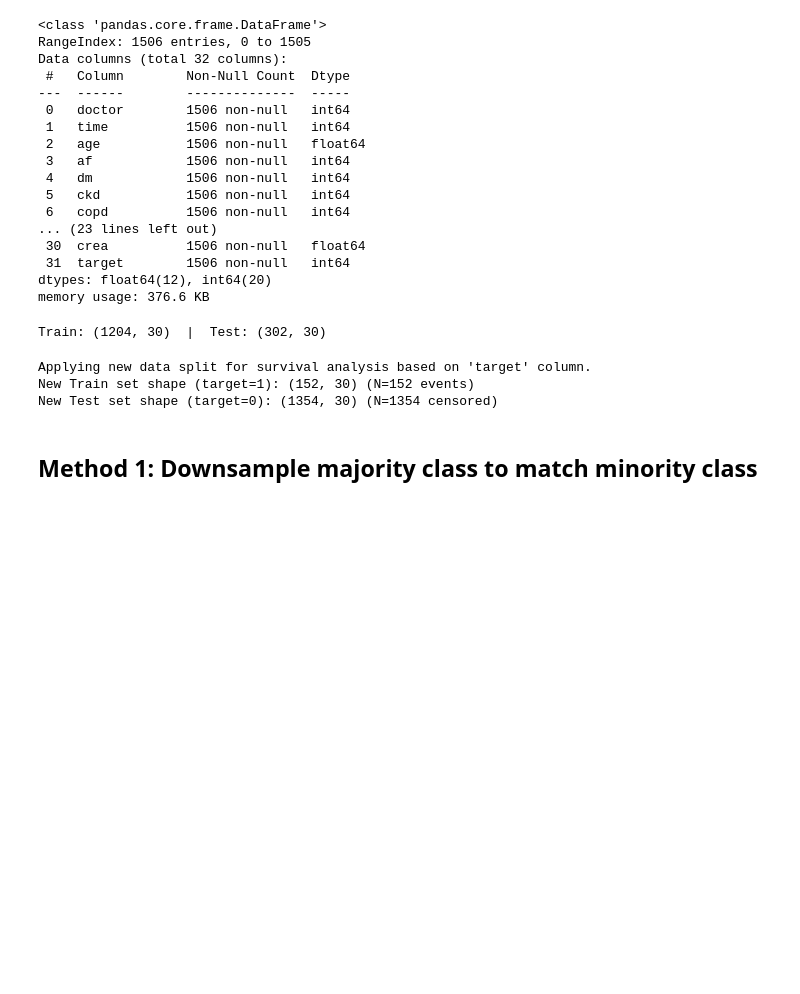
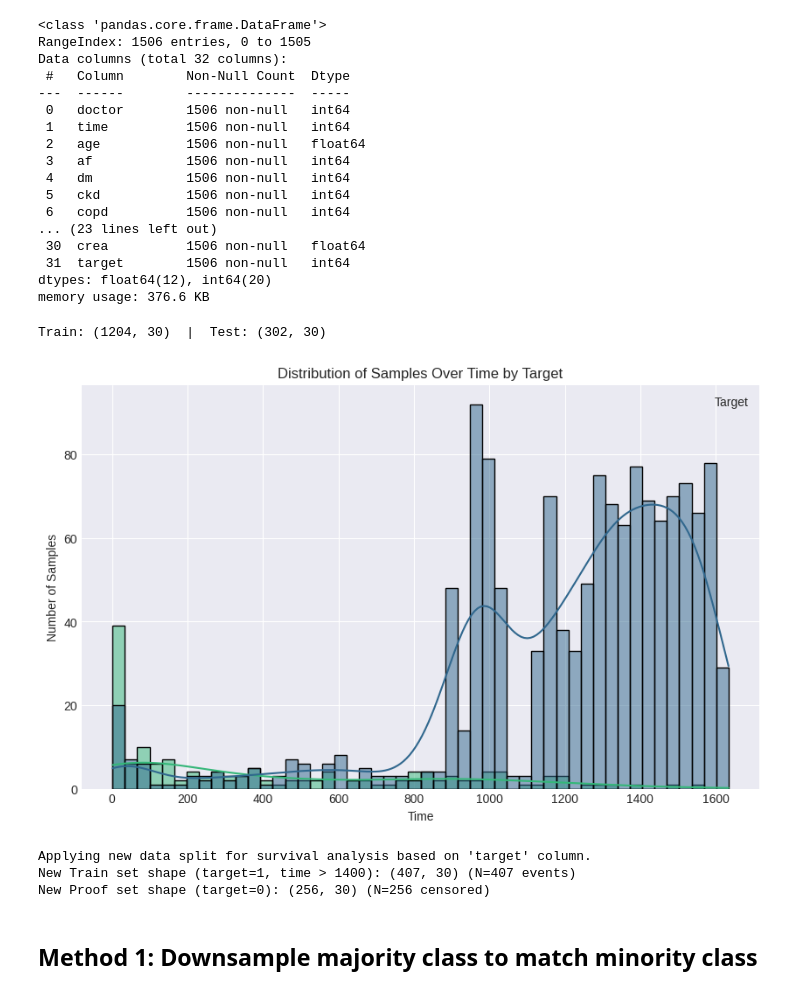
Before and after one commit to D2718281828nis/BioMedAI-Heart-Desease-LifeTime-Forecast, a Jupyter notebook: Survival-function-analysys.ipynb, the cells around one changed output. Drawn from its saved outputs; the diff is of its cells as text; code cells hidden in the pictures; blank space fills up the shorter version.

```diff
--- a/Survival-function-analysys.ipynb
+++ b/Survival-function-analysys.ipynb
@@ -98,16 +98,28 @@ X_test_sc  = scaler.transform(X_test)
 print(f"Train: {X_train.shape}  |  Test: {X_test.shape}")
 # %% [output]
 Train: (1204, 30)  |  Test: (302, 30)
+# %%
+plt.figure(figsize=(10, 6))
+sns.histplot(data=df_raw, x='time', hue='target', kde=True, palette='viridis', bins=50)
+plt.title('Distribution of Samples Over Time by Target')
+plt.xlabel('Time')
+plt.ylabel('Number of Samples')
+plt.legend(title='Target')
+plt.grid(True)
+plt.show()
+# %% [output]
+[figure, added]
 # %%
 # Retake dataframe from df_raw for survival analysis specific split
 print("Applying new data split for survival analysis based on 'target' column.")
 
 # Separate data based on the 'target' column
-# Samples with target = 1 (died patient) for training
-df_survival_train = df_raw[df_raw['target'] == 1].copy()
+# Samples with target = 1 (died patient) for training, specifically with time > 1400
+df_survival_train = df_raw[(df_raw['target'] == 1) | (df_raw['target'] == 0) & (df_raw['time'] > 1500)].copy()
 
-# Samples with target = 0 (lived person) for testing
-df_survival_test = df_raw[df_raw['target'] == 0].copy()
+# Samples with target = 0 (lived person) for proving survival function
+# Exclude samples where time < 1500 for target = 0
+df_survival_proof = df_raw[(df_raw['target'] == 0) & (df_raw['time'] >= 1500)].copy()
 
 # Ensure 'columns_to_drop_for_regressor' is defined
 if 'columns_to_drop_for_regressor' not in locals():
@@ -117,9 +129,9 @@ if 'columns_to_drop_for_regressor' not in locals():
 X_train = df_survival_train.drop(columns=columns_to_drop_for_regressor)
 y_train = df_survival_train['time']
 
-# Define features (X) and duration (y) for the new testing set
-X_test = df_survival_test.drop(columns=columns_to_drop_for_regressor)
-y_test = df_survival_test['time']
+# Define features (X) and duration (y) for the new proving set
+X_test = df_survival_proof.drop(columns=columns_to_drop_for_regressor)
+y_test = df_survival_proof['time']
 
 # Store the feature names (important for SHAP and lifelines models)
 original_gb_reg_features = X_train.columns.tolist()
@@ -132,22 +144,23 @@ if 'scaler' not in locals():
 X_train_sc = scaler.fit_transform(X_train)
 X_test_sc  = scaler.transform(X_test)
 
-print(f"New Train set shape (target=1): {X_train.shape} (N={len(y_train)} events)")
-print(f"New Test set shape (target=0): {X_test.shape} (N={len(y_test)} censored)")
+print(f"New Train set shape (target=1, time > 1400): {X_train.shape} (N={len(y_train)} events)")
+print(f"New Proof set shape (target=0): {X_test.shape} (N={len(y_test)} censored)")
 
 # Update event and time arrays for lifelines models
 event_train = df_survival_train["target"].astype(bool).values # All true for training (as per request)
 time_train = df_survival_train["time"].astype(float).values
 
-event_test = df_survival_test["target"].astype(bool).values   # All false for testing (as per request)
-time_test = df_survival_test["time"].astype(float).values
+event_test = df_survival_proof["target"].astype(bool).values   # All false for testing (as per request)
+time_test = df_survival_proof["time"].astype(float).values
 
 # Set 'df' to df_raw to ensure consistency for subsequent steps that might refer to 'df'
+# The user requested 'df' to remain the main dataset, not a filtered subset.
 df = df_raw.copy()
 # %% [output]
 Applying new data split for survival analysis based on 'target' column.
-New Train set shape (target=1): (152, 30) (N=152 events)
-New Test set shape (target=0): (1354, 30) (N=1354 censored)
+New Train set shape (target=1, time > 1400): (407, 30) (N=407 events)
+New Proof set shape (target=0): (256, 30) (N=256 censored)
 # %% [markdown]
 ## Method 1: Downsample majority class to match minority class
 # %%
```
Also changed, not shown: parts of 19 cells of this notebook.
